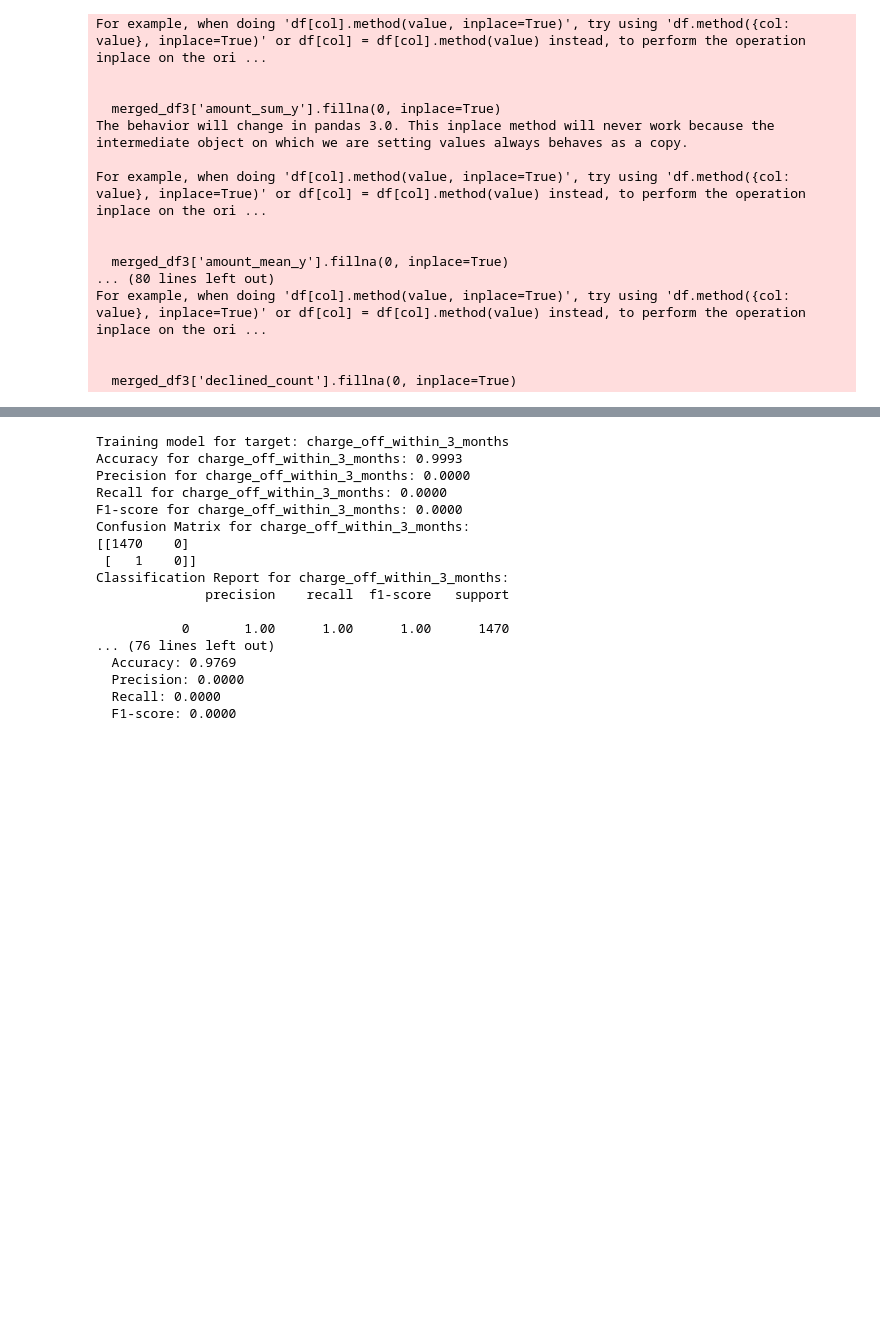
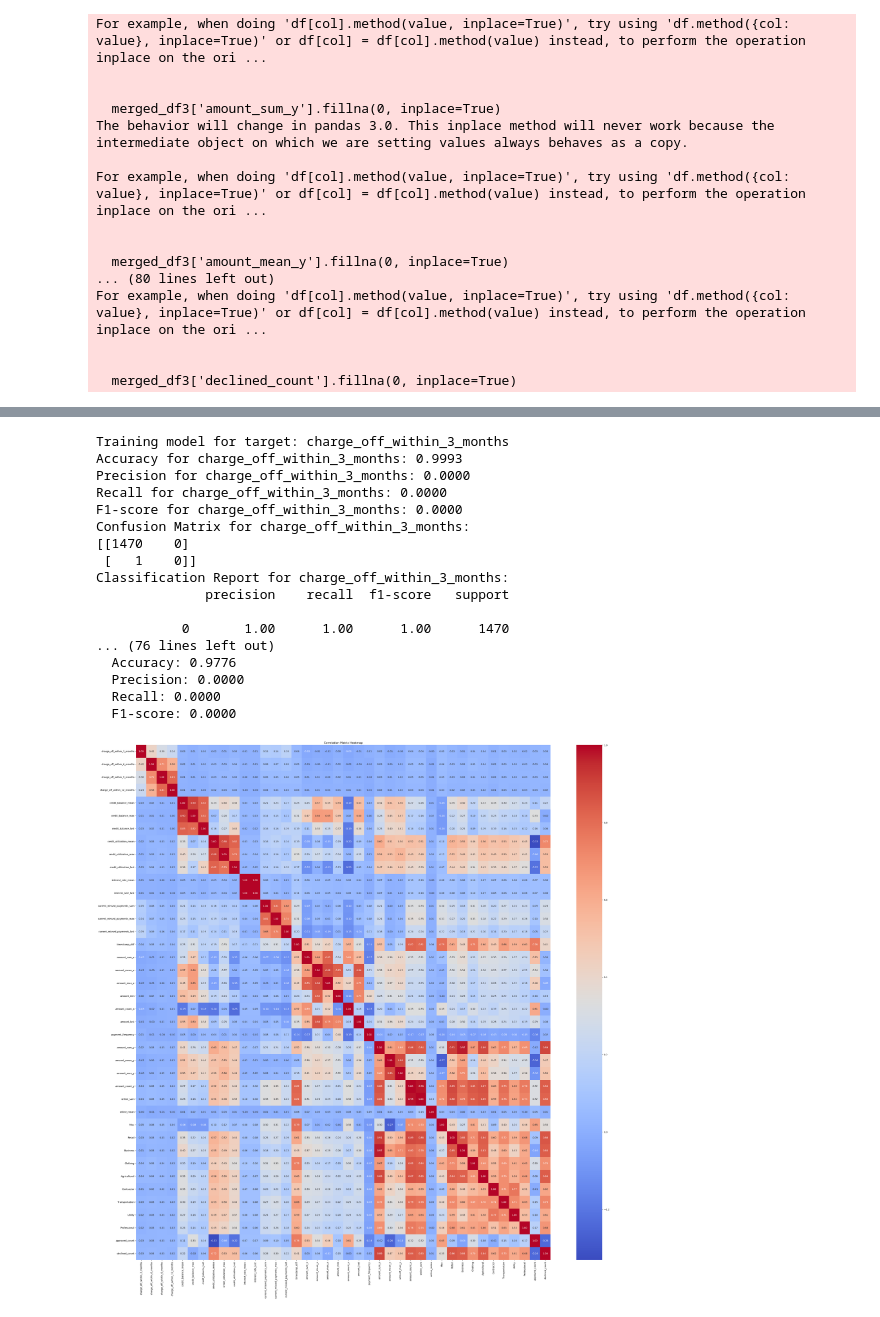
Before and after one commit to mustafa-droid18/Beyond_The_Hack, a Jupyter notebook: Preprocessing.ipynb, the cells around one changed output, grey strips where cells are left out. Drawn from its saved outputs; the diff is of its cells as text; code cells hidden in the pictures; blank space fills up the shorter version.

```diff
--- a/Preprocessing.ipynb
+++ b/Preprocessing.ipynb
@@ -481,12 +465,14 @@ merged_final
+# %%
+merged_final['online_mean']=merged_final['online_mean'].astype('float64')
 # %%
 from sklearn.metrics import accuracy_score, precision_score, recall_score, f1_score, confusion_matrix, classification_report
 import xgboost as xgb
 from sklearn.model_selection import train_test_split
 from sklearn.metrics import accuracy_score
 # Prepare features and targets
-X = merged_final_one_hot.drop(columns=['agent_id', 'charge_off_within_3_months', 'charge_off_within_6_months',
+X = merged_final.drop(columns=['agent_id', 'charge_off_within_3_months', 'charge_off_within_6_months',
                              'charge_off_within_9_months', 'charge_off_within_12_months'])
-y = merged_final_one_hot[['charge_off_within_3_months', 'charge_off_within_6_months',
+y = merged_final[['charge_off_within_3_months', 'charge_off_within_6_months',
                'charge_off_within_9_months', 'charge_off_within_12_months']]
 
 # Initialize a dictionary to store results for each target
@@ -568,7 +554,22 @@ Classification Report for charge_off_within_3_months:
 
            0       1.00      1.00      1.00      1470
 ... (76 lines left out)
-  Accuracy: 0.9769
+  Accuracy: 0.9776
   Precision: 0.0000
   Recall: 0.0000
   F1-score: 0.0000
+# %%
+correlation_matrix = merged_final.drop(columns=['agent_id']).corr()
+
+# print("Correlation Matrix:")
+# print(correlation_matrix)
+
+import matplotlib.pyplot as plt
+import seaborn as sns
+plt.figure(figsize=(40, 40))
+
+sns.heatmap(correlation_matrix, annot=True, cmap='coolwarm', fmt=".2f")
+plt.title('Correlation Matrix Heatmap')
+plt.show()
+# %% [output]
+[figure, added]
```
Also changed, not shown: parts of 1 cell of this notebook, 5 other files.
